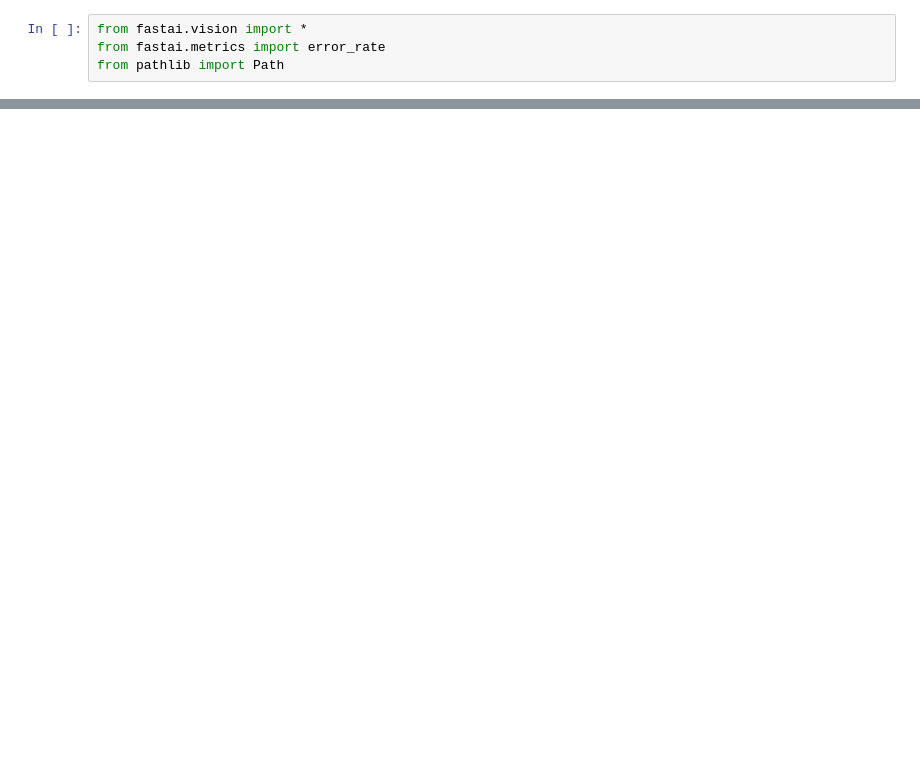
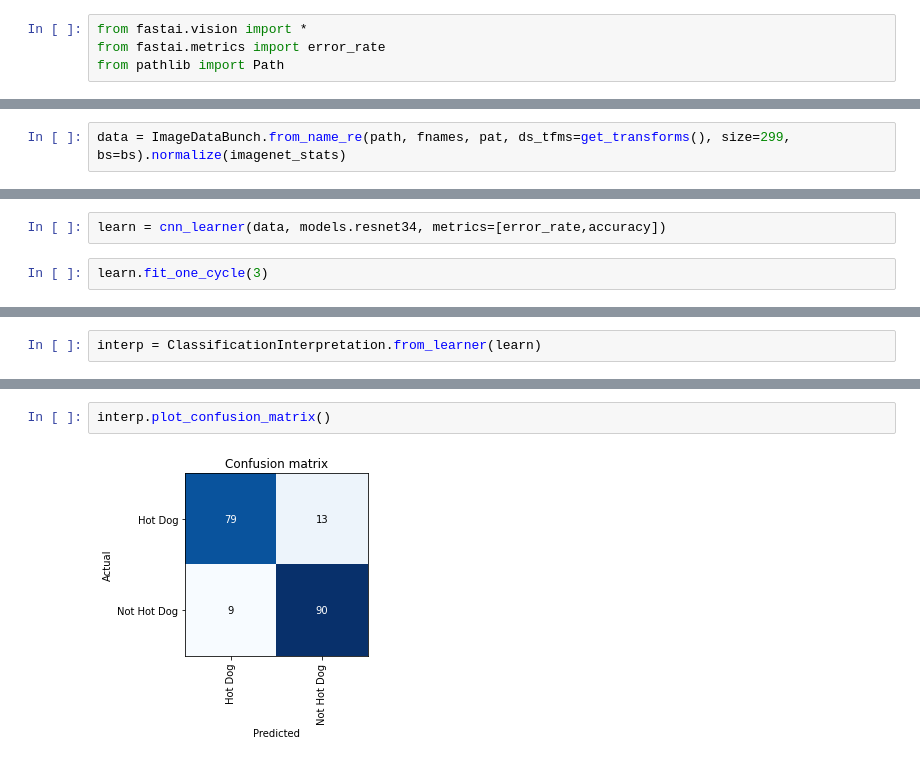
Before and after one commit to AndAmir/Seefood-Model, a Jupyter notebook: Seefood_Model.ipynb, the cells around one changed output, grey strips where cells are left out. Drawn from its saved outputs; the diff is of its cells as text; blank space fills up the shorter version.

```diff
--- a/Seefood_Model.ipynb
+++ b/Seefood_Model.ipynb
@@ -11,0 +29,2 @@ from pathlib import Path
+# %%
+data = ImageDataBunch.from_name_re(path, fnames, pat, ds_tfms=get_transforms(), size=299, bs=bs).normalize(imagenet_stats)
@@ -11,0 +35,4 @@ from pathlib import Path
+# %%
+learn = cnn_learner(data, models.resnet34, metrics=[error_rate,accuracy])
+# %%
+learn.fit_one_cycle(3)
@@ -11,0 +44,2 @@ from pathlib import Path
+# %%
+interp = ClassificationInterpretation.from_learner(learn)
@@ -11,0 +48,4 @@ from pathlib import Path
+# %%
+interp.plot_confusion_matrix()
+# %% [output]
+[figure, added]
```
Also changed, not shown: parts of 16 cells of this notebook.
